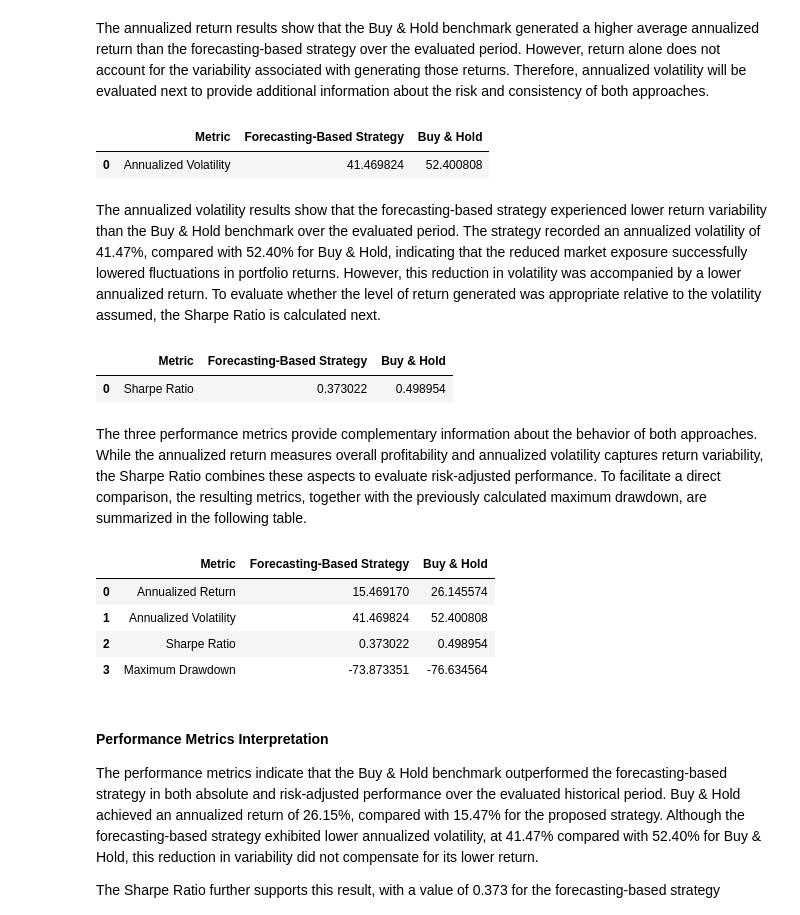
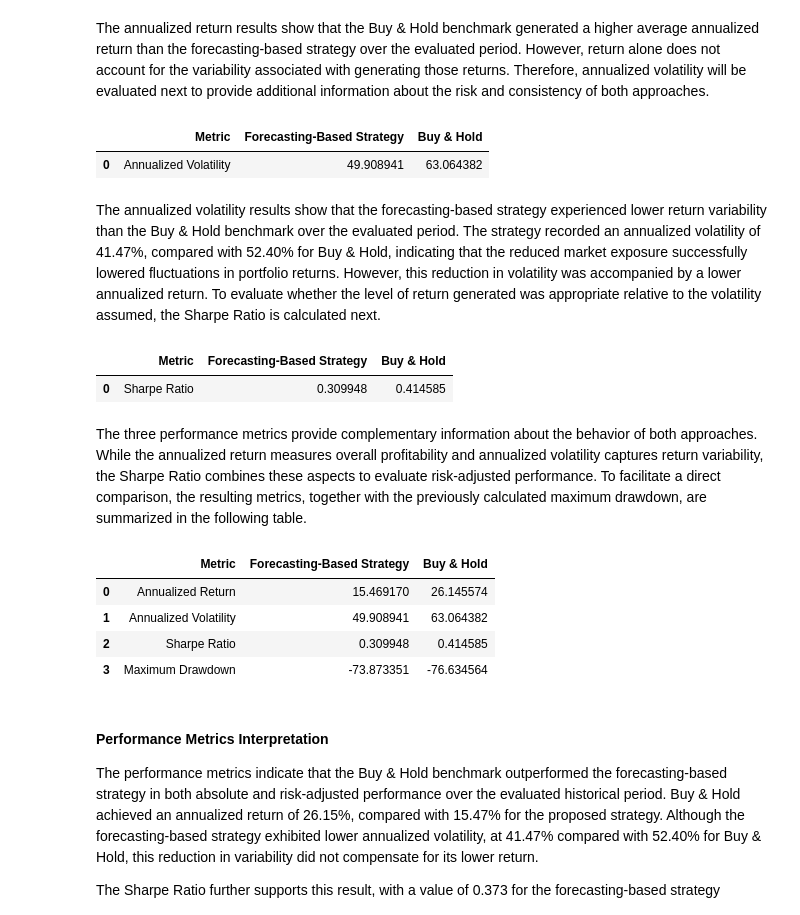
Before and after one commit to GaelRendon/Financial-market-regime-detetcion-system, a Jupyter notebook: notebooks/08_strategy_evaluation.ipynb, the cells around one changed output. Drawn from its saved outputs; the diff is of its cells as text; code cells hidden in the pictures.

```diff
--- a/notebooks/08_strategy_evaluation.ipynb
+++ b/notebooks/08_strategy_evaluation.ipynb
@@ -592,33 +592,33 @@ The annualized return results show that the Buy & Hold benchmark generated a hig
 # %%
 # ============================================
 # Calculate Annualized Volatility
 # ============================================
 
 # Approximate number of trading days per year
-trading_days_per_year = 252
+trading_days_per_year = 365
 
 # Calculate annualized volatility
 strategy_annualized_volatility = (
     backtest_df["Strategy_Return"].std()
     * np.sqrt(trading_days_per_year)
 ) * 100
 
 buy_hold_annualized_volatility = (
     backtest_df["Market_Return"].std()
     * np.sqrt(trading_days_per_year)
 ) * 100
 
 # Display results
 annualized_volatility_summary = pd.DataFrame({
     "Metric": ["Annualized Volatility"],
     "Forecasting-Based Strategy": [strategy_annualized_volatility],
     "Buy & Hold": [buy_hold_annualized_volatility]
 })
 
 display(annualized_volatility_summary)
 # %% [output]
 |  | Metric | Forecasting-Based Strategy | Buy & Hold |
-| 0 | Annualized Volatility | 41.469824 | 52.400808 |
+| 0 | Annualized Volatility | 49.908941 | 63.064382 |
 # %% [markdown]
 The annualized volatility results show that the forecasting-based strategy experienced lower return variability than the Buy & Hold benchmark over the evaluated period. The strategy recorded an annualized volatility of 41.47%, compared with 52.40% for Buy & Hold, indicating that the reduced market exposure successfully lowered fluctuations in portfolio returns. However, this reduction in volatility was accompanied by a lower annualized return. To evaluate whether the level of return generated was appropriate relative to the volatility assumed, the Sharpe Ratio is calculated next.
 # %%
@@ -650,7 +650,7 @@ sharpe_summary = pd.DataFrame({
 display(sharpe_summary)
 # %% [output]
 |  | Metric | Forecasting-Based Strategy | Buy & Hold |
-| 0 | Sharpe Ratio | 0.373022 | 0.498954 |
+| 0 | Sharpe Ratio | 0.309948 | 0.414585 |
 # %% [markdown]
 The three performance metrics provide complementary information about the behavior of both approaches. While the annualized return measures overall profitability and annualized volatility captures return variability, the Sharpe Ratio combines these aspects to evaluate risk-adjusted performance. To facilitate a direct comparison, the resulting metrics, together with the previously calculated maximum drawdown, are summarized in the following table.
 # %%
@@ -683,8 +683,8 @@ display(performance_metrics)
 # %% [output]
 |  | Metric | Forecasting-Based Strategy | Buy & Hold |
 | 0 | Annualized Return | 15.469170 | 26.145574 |
-| 1 | Annualized Volatility | 41.469824 | 52.400808 |
-| 2 | Sharpe Ratio | 0.373022 | 0.498954 |
+| 1 | Annualized Volatility | 49.908941 | 63.064382 |
+| 2 | Sharpe Ratio | 0.309948 | 0.414585 |
 | 3 | Maximum Drawdown | -73.873351 | -76.634564 |
 # %% [markdown]
 #### Performance Metrics Interpretation
```
Also changed, not shown: parts of 4 cells of this notebook.
